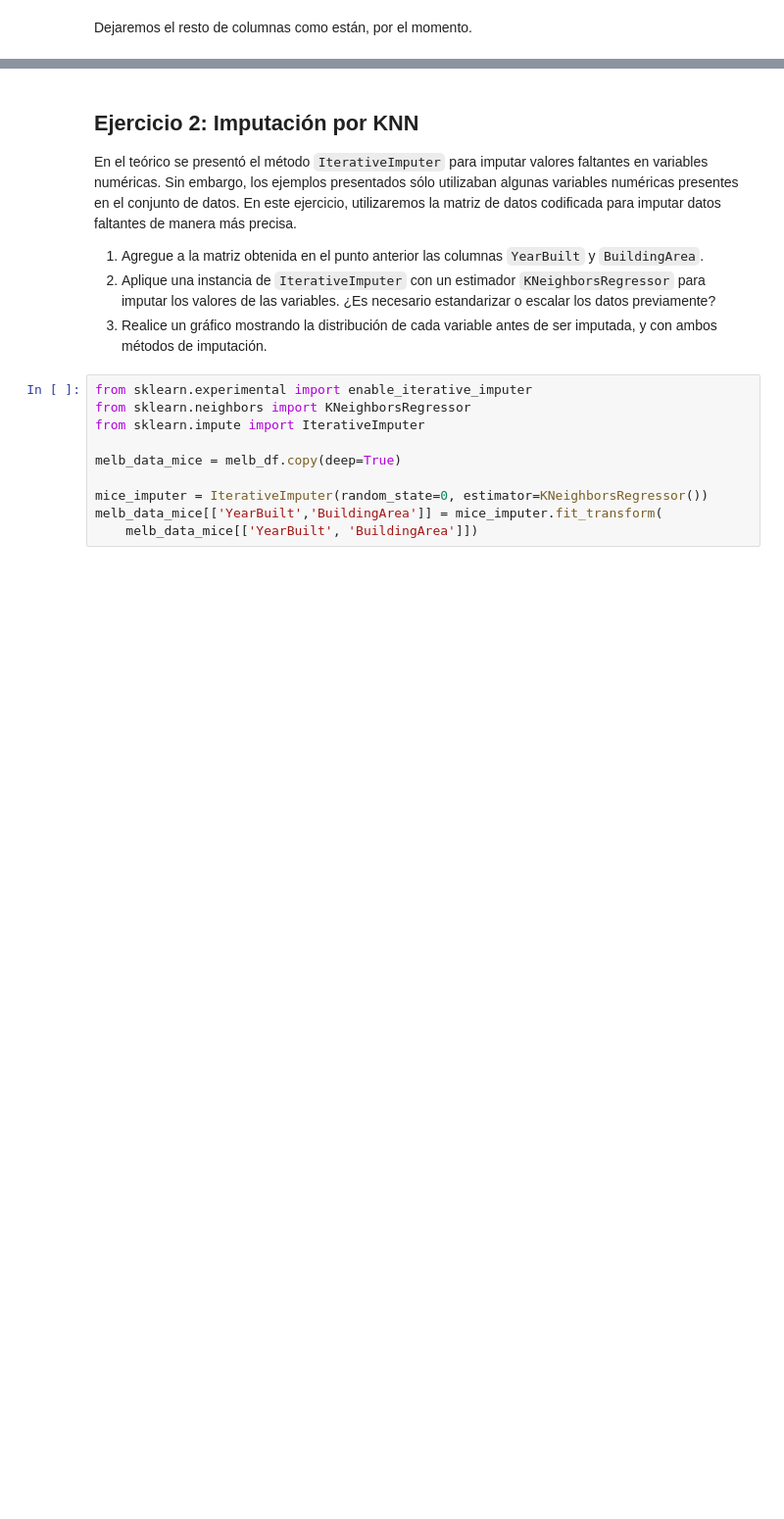
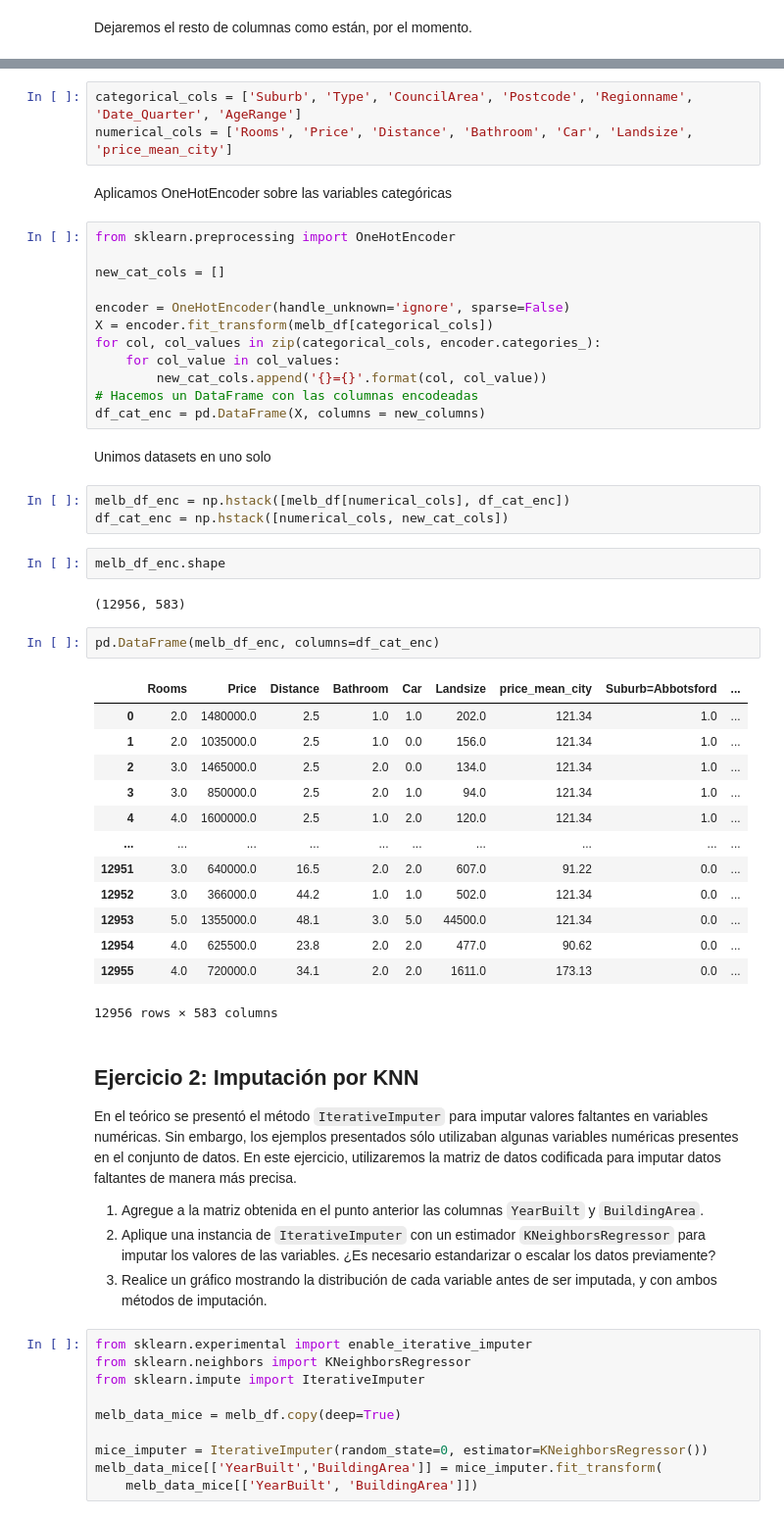
Before and after one commit to JIBarrionuevoGaltier/DiploDatos2021_Grupo_4, a Jupyter notebook: 02_EyCD/Entregable_Parte_2.ipynb, the cells around one changed output, grey strips where cells are left out. Shown at 98% size. Saved outputs shown, nothing was run; the diff lists cells and outputs as text; blank space fills up the shorter version.

```diff
--- a/02_EyCD/Entregable_Parte_2.ipynb
+++ b/02_EyCD/Entregable_Parte_2.ipynb
@@ -159,3 +155,45 @@ melb_df[categorical_cols].isna().sum()
+# %%
+categorical_cols = ['Suburb', 'Type', 'CouncilArea', 'Postcode', 'Regionname', 'Date_Quarter', 'AgeRange']
+numerical_cols = ['Rooms', 'Price', 'Distance', 'Bathroom', 'Car', 'Landsize', 'price_mean_city']
+# %% [markdown]
+Aplicamos OneHotEncoder sobre las variables categóricas
+# %%
+from sklearn.preprocessing import OneHotEncoder
+
+new_cat_cols = []
+
+encoder = OneHotEncoder(handle_unknown='ignore', sparse=False)
+X = encoder.fit_transform(melb_df[categorical_cols])
+for col, col_values in zip(categorical_cols, encoder.categories_):
+    for col_value in col_values:
+        new_cat_cols.append('{}={}'.format(col, col_value))
+# Hacemos un DataFrame con las columnas encodeadas
+df_cat_enc = pd.DataFrame(X, columns = new_columns)
+# %% [markdown]
+Unimos datasets en uno solo
+# %%
+melb_df_enc = np.hstack([melb_df[numerical_cols], df_cat_enc])
+df_cat_enc = np.hstack([numerical_cols, new_cat_cols])
+# %%
+melb_df_enc.shape
+# %% [output]
+(12956, 583)
+# %%
+pd.DataFrame(melb_df_enc, columns=df_cat_enc)
+# %% [output]
+|  | Rooms | Price | Distance | Bathroom | Car | Landsize | price_mean_city | Suburb=Abbotsford | ... |
+| 0 | 2.0 | 1480000.0 | 2.5 | 1.0 | 1.0 | 202.0 | 121.34 | 1.0 | ... |
+| 1 | 2.0 | 1035000.0 | 2.5 | 1.0 | 0.0 | 156.0 | 121.34 | 1.0 | ... |
+| 2 | 3.0 | 1465000.0 | 2.5 | 2.0 | 0.0 | 134.0 | 121.34 | 1.0 | ... |
+| 3 | 3.0 | 850000.0 | 2.5 | 2.0 | 1.0 | 94.0 | 121.34 | 1.0 | ... |
+| 4 | 4.0 | 1600000.0 | 2.5 | 1.0 | 2.0 | 120.0 | 121.34 | 1.0 | ... |
+| ... | ... | ... | ... | ... | ... | ... | ... | ... | ... |
+| 12951 | 3.0 | 640000.0 | 16.5 | 2.0 | 2.0 | 607.0 | 91.22 | 0.0 | ... |
+| 12952 | 3.0 | 366000.0 | 44.2 | 1.0 | 1.0 | 502.0 | 121.34 | 0.0 | ... |
+| 12953 | 5.0 | 1355000.0 | 48.1 | 3.0 | 5.0 | 44500.0 | 121.34 | 0.0 | ... |
+| 12954 | 4.0 | 625500.0 | 23.8 | 2.0 | 2.0 | 477.0 | 90.62 | 0.0 | ... |
+| 12955 | 4.0 | 720000.0 | 34.1 | 2.0 | 2.0 | 1611.0 | 173.13 | 0.0 | ... |
+12956 rows × 583 columns
 # %% [markdown]
 ## Ejercicio 2: Imputación por KNN
 
```
Also changed, not shown: parts of 10 cells of this notebook.
